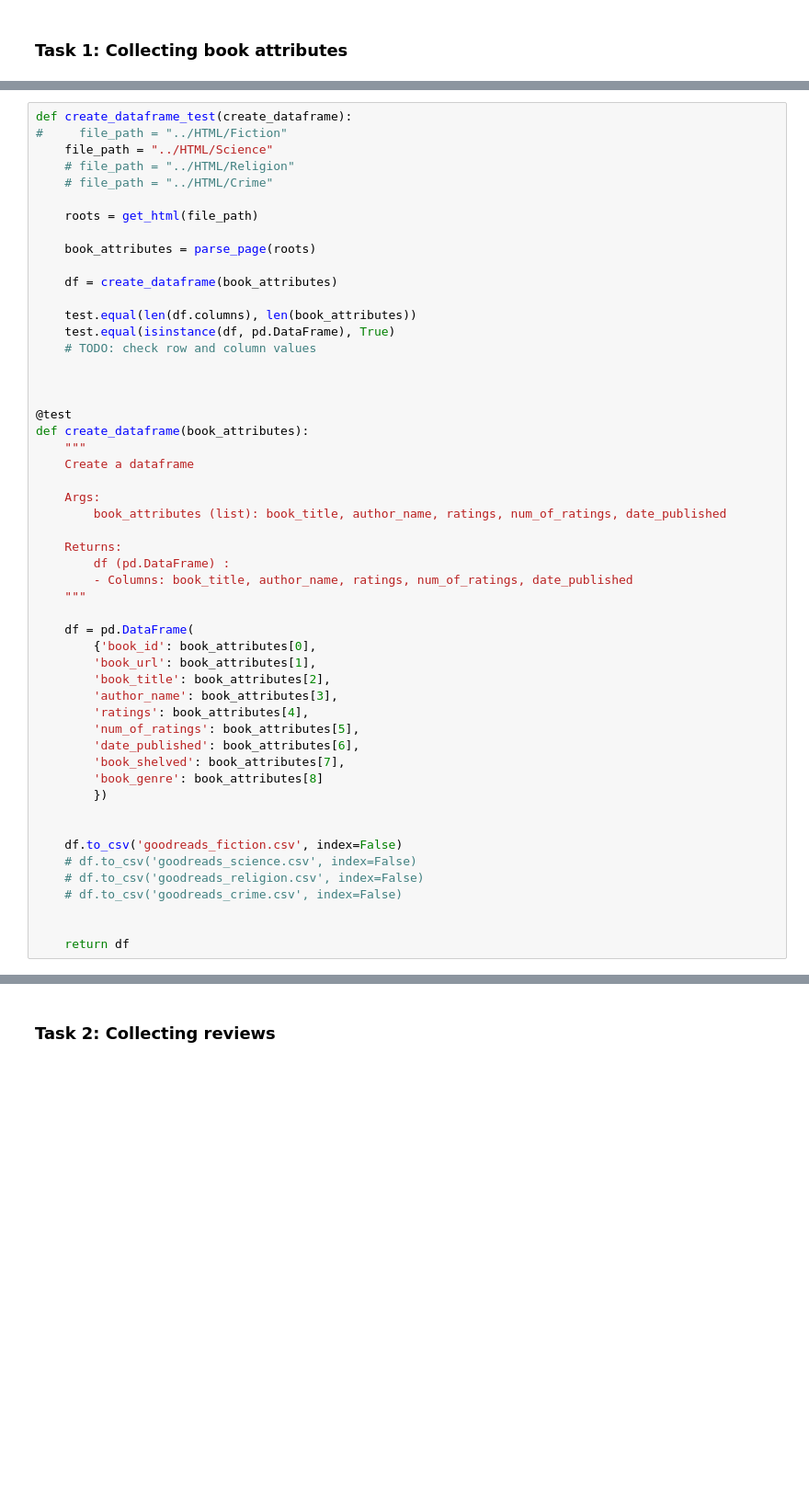
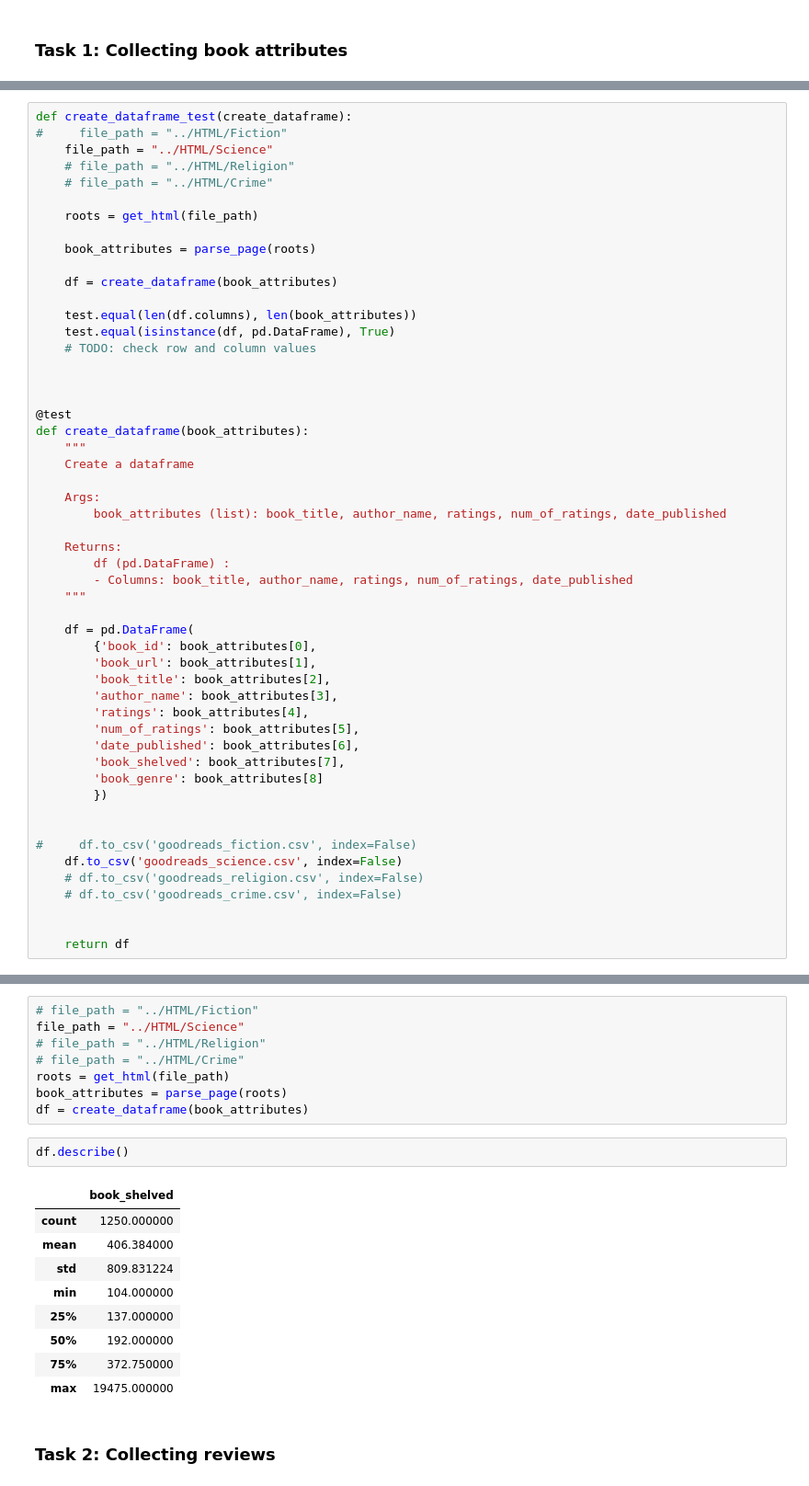
Before and after one commit to codeteme/goodreads_sales_prediction, a Jupyter notebook: scripts/scraper.ipynb, the cells around one changed output, grey strips where cells are left out. Shown: that part at 92% size. Cells and saved outputs as stored; diff of their text form; blank space fills up the shorter version.

```diff
--- a/scripts/scraper.ipynb
+++ b/scripts/scraper.ipynb
@@ -205,8 +206,8 @@ def create_dataframe(book_attributes):
         })
 
 
-    df.to_csv('goodreads_fiction.csv', index=False)
-    # df.to_csv('goodreads_science.csv', index=False)
+#     df.to_csv('goodreads_fiction.csv', index=False)
+    df.to_csv('goodreads_science.csv', index=False)
     # df.to_csv('goodreads_religion.csv', index=False)
     # df.to_csv('goodreads_crime.csv', index=False)
 
@@ -217,3 +219,23 @@ NameError: name 'test' is not defined
+# %%
+# file_path = "../HTML/Fiction"
+file_path = "../HTML/Science"
+# file_path = "../HTML/Religion"
+# file_path = "../HTML/Crime"
+roots = get_html(file_path)
+book_attributes = parse_page(roots)
+df = create_dataframe(book_attributes)
+# %%
+df.describe()
+# %% [output]
+|  | book_shelved |
+| count | 1250.000000 |
+| mean | 406.384000 |
+| std | 809.831224 |
+| min | 104.000000 |
+| 25% | 137.000000 |
+| 50% | 192.000000 |
+| 75% | 372.750000 |
+| max | 19475.000000 |
 # %% [markdown]
 ### Task 2: Collecting reviews
 # %%
```
Also changed, not shown: parts of 3 cells of this notebook, 3 other files.
